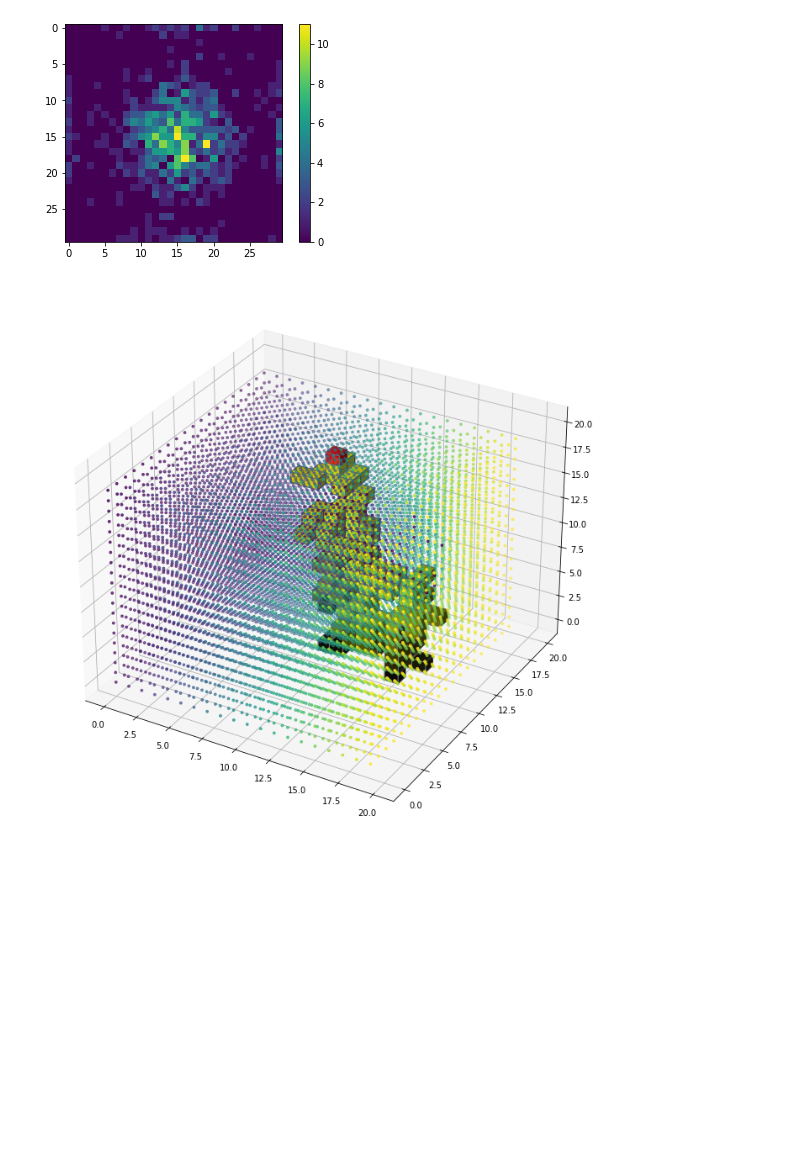
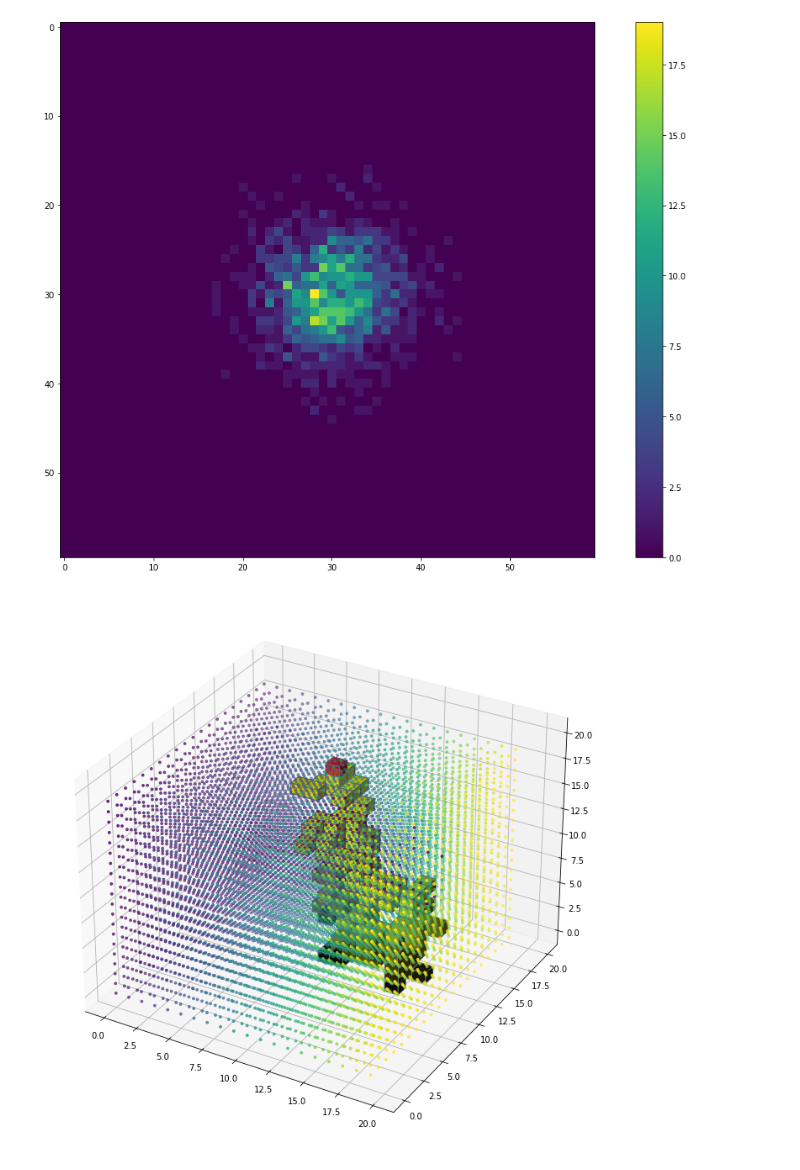
Before and after one commit to g-nilsson/spatial_discretizations_impact_on_simulations, a Jupyter notebook: DBM_cube.ipynb, the cells around one changed output. Cells and saved outputs as stored; diff of their text form; code cells hidden in the pictures; blank space fills up the shorter version.

Commit message:
Ran simulation with x2 widths

```diff
--- a/DBM_cube.ipynb
+++ b/DBM_cube.ipynb
@@ -228,29 +338,30 @@ strike_file.close()
 # %%
 N=30
 nu=2.5
-threshold=0.0001
+threshold=0.001
 
-filename_strike = f"C:\\Users\\gabri\\Desktop\\Capstone\\data\\{N}_{nu}_{threshold}_strikedata.txt"
+filename_strike = f"C:\\Users\\gabri\\Desktop\\Capstone\\data\\x2_widths\\{N}_{nu}_{threshold}_strikedata.txt"
 strike_file = open(filename_strike,'r')
 strike_data_str = strike_file.read()
 strike_data_str = strike_data_str.split('#')[:-1]
 
-strike_data = np.zeros((N, N))
+strike_data = np.zeros((N*2, N*2))
 for point in strike_data_str:
     point = point.split(',')
     x_coord = point[1]
     y_coord = point[2]
     x_coord = x_coord.strip()
     y_coord = y_coord.strip()
     y_coord = y_coord.strip(')')
     strike_data[int(x_coord), int(y_coord)] += 1
 
 cmap = matplotlib.cm.viridis
+fig = plt.figure(figsize=(18,12))
 plt.imshow(strike_data, cmap=cmap)
 plt.colorbar()
 plt.show()
 # %% [output]
-[figure, old version]
+[figure, new version]
 # %%
 # Import libraries
 import matplotlib.pyplot as plt
```
Also changed, not shown: parts of 6 cells of this notebook, 7 other files.
